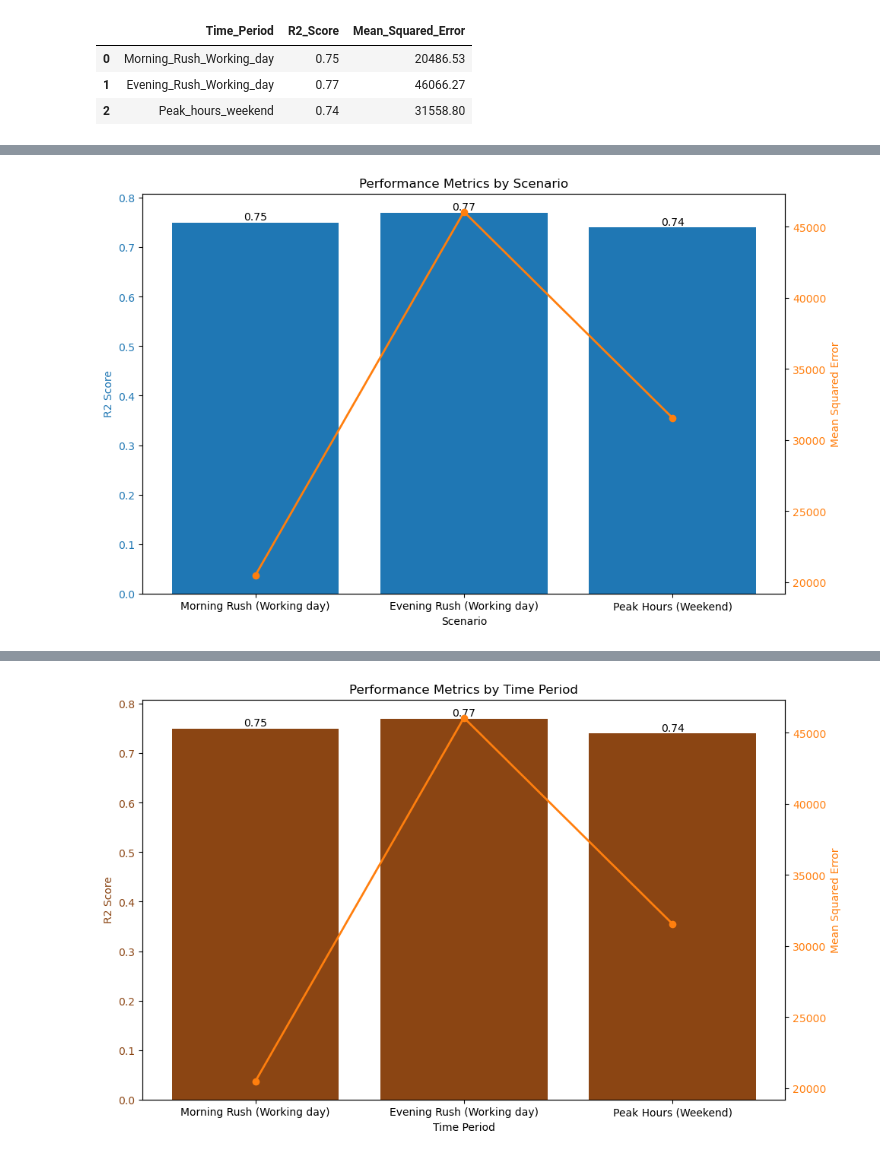
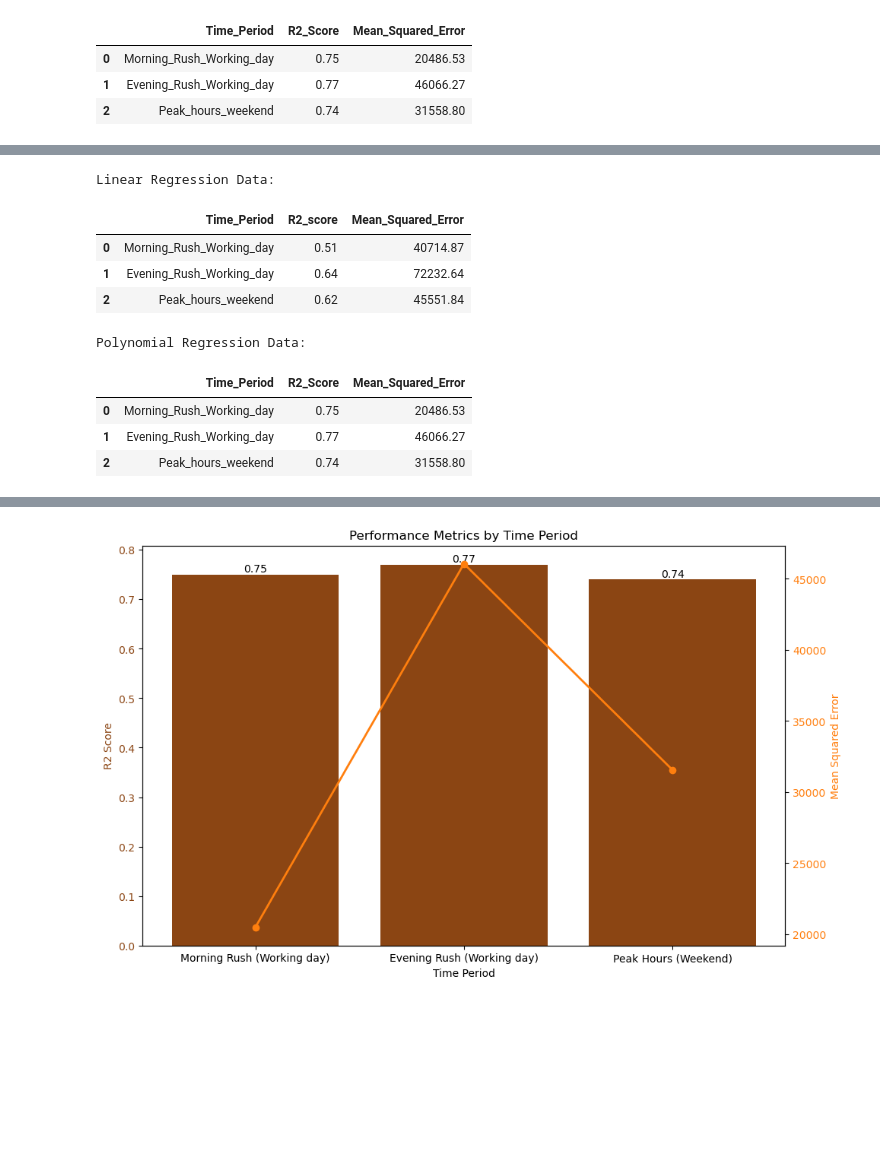
Before and after one commit to Godwin-Oti/Capital-Bike-Share-ED-Analysis-ML, a Jupyter notebook: ML/Daily_Hourly_Ride_Predictiton.ipynb, the cells around one changed output, grey strips where cells are left out. Drawn from its saved outputs; the diff is of its cells as text; code cells hidden in the pictures; blank space fills up the shorter version.

```diff
--- a/ML/Daily_Hourly_Ride_Predictiton.ipynb
+++ b/ML/Daily_Hourly_Ride_Predictiton.ipynb
@@ -847,39 +788,38 @@ plt.show()
-# %%
-import pandas as pd
-import matplotlib.pyplot as plt
-
-# Creating a DataFrame from the given data
-data = {
-    'Scenario': ['Morning Rush (Working day)', 'Evening Rush (Working day)', 'Peak Hours (Weekend)'],
-    'R2 Score': [0.75, 0.77, 0.74],
-    'Mean Squared Error': [20486.53, 46066.27, 31558.80]
-}
-
-df = pd.DataFrame(data)
-
-# Visualizing the data using a combined bar and line plot
-fig, ax1 = plt.subplots(figsize=(10, 6))
-
-color = 'tab:blue'
-ax1.set_xlabel('Scenario')
-ax1.set_ylabel('R2 Score', color=color)
-bars = ax1.bar(df['Scenario'], df['R2 Score'], color=color)
-ax1.tick_params(axis='y', labelcolor=color)
-
-ax2 = ax1.twinx()
-color = 'tab:orange'
-ax2.set_ylabel('Mean Squared Error', color=color)
-ax2.plot(df['Scenario'], df['Mean Squared Error'], color=color, marker='o', linewidth=2)
-ax2.tick_params(axis='y', labelcolor=color)
-
-# Adding R2 Score labels on top of each bar
-for bar, r2_score in zip(bars, df['R2 Score']):
-    height = bar.get_height()
-    ax1.text(bar.get_x() + bar.get_width()/2, height, f'{r2_score:.2f}', ha='center', va='bottom')
-
-fig.tight_layout()
-plt.title('Performance Metrics by Scenario')
-plt.xticks(rotation=45)
-plt.show()
-# %% [output]
-[figure, removed]
+# %%
+import pandas as pd
+
+# Linear regression data
+linear_data = {
+    'Time_Period': ['Morning_Rush_Working_day', 'Evening_Rush_Working_day', 'Peak_hours_weekend'],
+    'R2_score': [0.51, 0.64, 0.62],
+    'Mean_Squared_Error': [40714.87, 72232.64, 45551.84]
+
+}
+
+# Polynomial regression data
+polynomial_data = {
+    'Time_Period': ['Morning_Rush_Working_day', 'Evening_Rush_Working_day', 'Peak_hours_weekend'],
+    'R2_Score': [0.75, 0.77, 0.74],
+    'Mean_Squared_Error': [20486.53, 46066.27, 31558.80]
+}
+
+# Creating DataFrames
+linear_df = pd.DataFrame(linear_data)
+polynomial_df = pd.DataFrame(polynomial_data)
+
+# Displaying DataFrames
+print("Linear Regression Data:")
+display(linear_df)
+print("\nPolynomial Regression Data:")
+polynomial_df
+# %% [output]
+Linear Regression Data:
+|  | Time_Period | R2_score | Mean_Squared_Error |
+| 0 | Morning_Rush_Working_day | 0.51 | 40714.87 |
+| 1 | Evening_Rush_Working_day | 0.64 | 72232.64 |
+| 2 | Peak_hours_weekend | 0.62 | 45551.84 |
+Polynomial Regression Data:
+|  | Time_Period | R2_Score | Mean_Squared_Error |
+| 0 | Morning_Rush_Working_day | 0.75 | 20486.53 |
+| 1 | Evening_Rush_Working_day | 0.77 | 46066.27 |
+| 2 | Peak_hours_weekend | 0.74 | 31558.80 |
```
Also changed, not shown: parts of 10 cells of this notebook.
